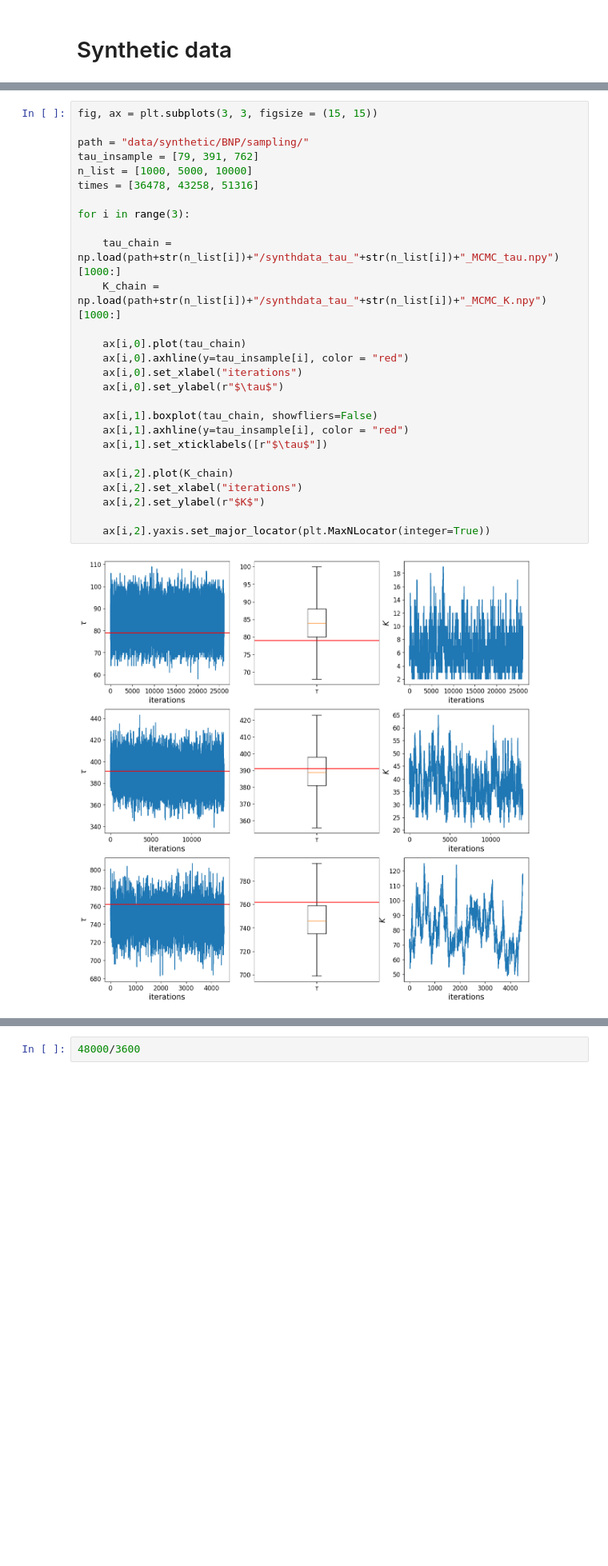
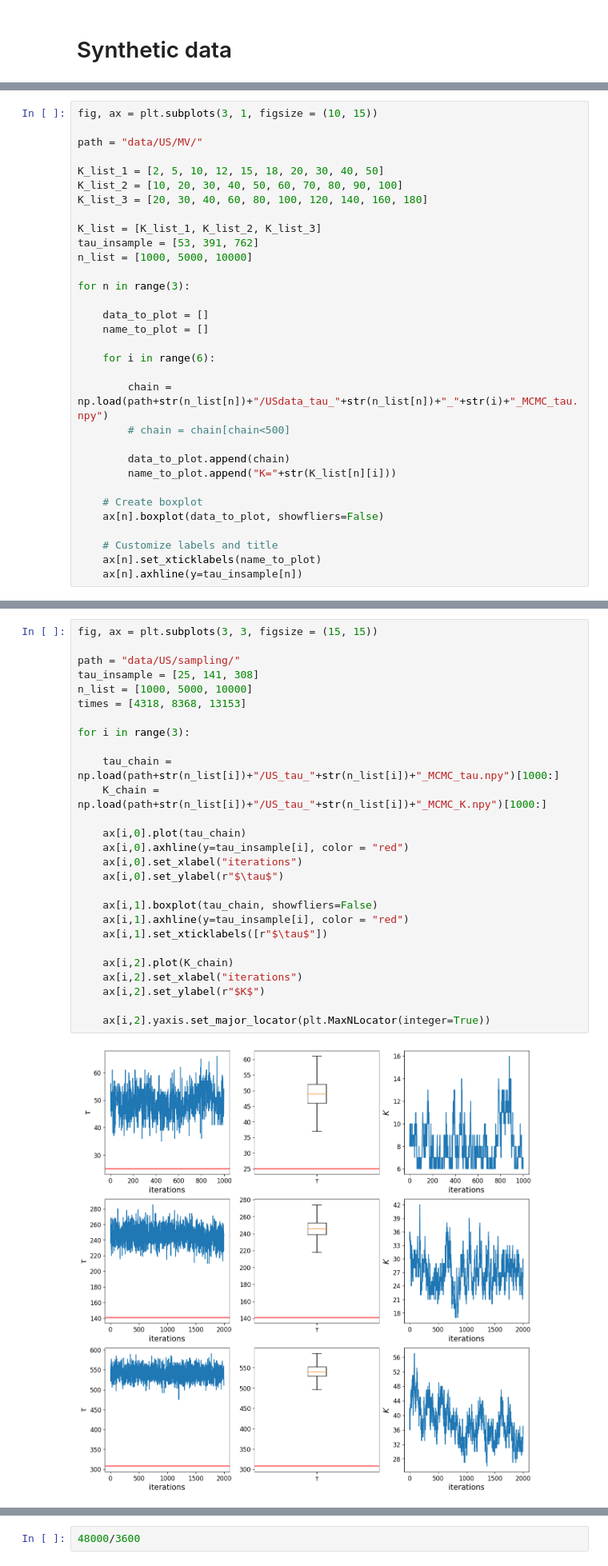
Before and after one commit to LorenzoRimella/BNP_DR, a Jupyter notebook: figures.ipynb, the cells around one changed output, grey strips where cells are left out. Shown at 80% size. Saved outputs shown, nothing was run; the diff lists cells and outputs as text; blank space fills up the shorter version.

```diff
--- a/figures.ipynb
+++ b/figures.ipynb
@@ -15,0 +484,32 @@ plt.rcParams['axes.titlesize'] = 17  # Font size of title
+# %%
+fig, ax = plt.subplots(3, 1, figsize = (10, 15))
+
+path = "data/US/MV/"
+
+K_list_1 = [2, 5, 10, 12, 15, 18, 20, 30, 40, 50]
+K_list_2 = [10, 20, 30, 40, 50, 60, 70, 80, 90, 100]
+K_list_3 = [20, 30, 40, 60, 80, 100, 120, 140, 160, 180]
+
+K_list = [K_list_1, K_list_2, K_list_3]
+tau_insample = [53, 391, 762]
+n_list = [1000, 5000, 10000]
+
+for n in range(3):
+
+    data_to_plot = []
+    name_to_plot = []
+
+    for i in range(6):
+
+        chain = np.load(path+str(n_list[n])+"/USdata_tau_"+str(n_list[n])+"_"+str(i)+"_MCMC_tau.npy")
+        # chain = chain[chain<500]
+
+        data_to_plot.append(chain)
+        name_to_plot.append("K="+str(K_list[n][i]))
+
+    # Create boxplot
+    ax[n].boxplot(data_to_plot, showfliers=False)
+
+    # Customize labels and title
+    ax[n].set_xticklabels(name_to_plot)
+    ax[n].axhline(y=tau_insample[n])
@@ -16,29 +519,29 @@ plt.rcParams['axes.titlesize'] = 17  # Font size of title
 # %%
 fig, ax = plt.subplots(3, 3, figsize = (15, 15))
 
-path = "data/synthetic/BNP/sampling/"
-tau_insample = [79, 391, 762]
+path = "data/US/sampling/"
+tau_insample = [25, 141, 308]
 n_list = [1000, 5000, 10000]
-times = [36478, 43258, 51316]
+times = [4318, 8368, 13153]
 
 for i in range(3):
 
-    tau_chain = np.load(path+str(n_list[i])+"/synthdata_tau_"+str(n_list[i])+"_MCMC_tau.npy")[1000:]
-    K_chain = np.load(path+str(n_list[i])+"/synthdata_tau_"+str(n_list[i])+"_MCMC_K.npy")[1000:]
+    tau_chain = np.load(path+str(n_list[i])+"/US_tau_"+str(n_list[i])+"_MCMC_tau.npy")[1000:]
+    K_chain = np.load(path+str(n_list[i])+"/US_tau_"+str(n_list[i])+"_MCMC_K.npy")[1000:]
 
     ax[i,0].plot(tau_chain)
     ax[i,0].axhline(y=tau_insample[i], color = "red")
     ax[i,0].set_xlabel("iterations")
     ax[i,0].set_ylabel(r"$\tau$")
 
     ax[i,1].boxplot(tau_chain, showfliers=False)
     ax[i,1].axhline(y=tau_insample[i], color = "red")
     ax[i,1].set_xticklabels([r"$\tau$"])
 
     ax[i,2].plot(K_chain)
     ax[i,2].set_xlabel("iterations")
     ax[i,2].set_ylabel(r"$K$")
 
     ax[i,2].yaxis.set_major_locator(plt.MaxNLocator(integer=True))
 # %% [output]
-[figure, old version]
+[figure, new version]
```
Also changed, not shown: parts of 27 cells of this notebook, 53 other files.
